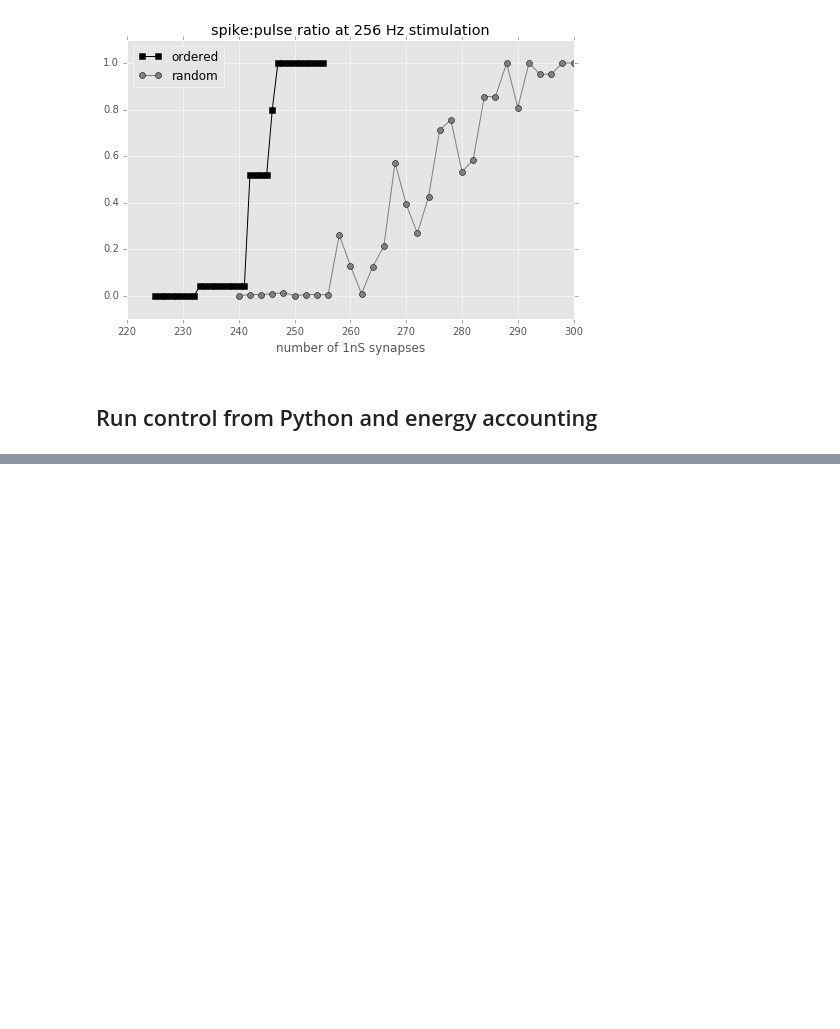
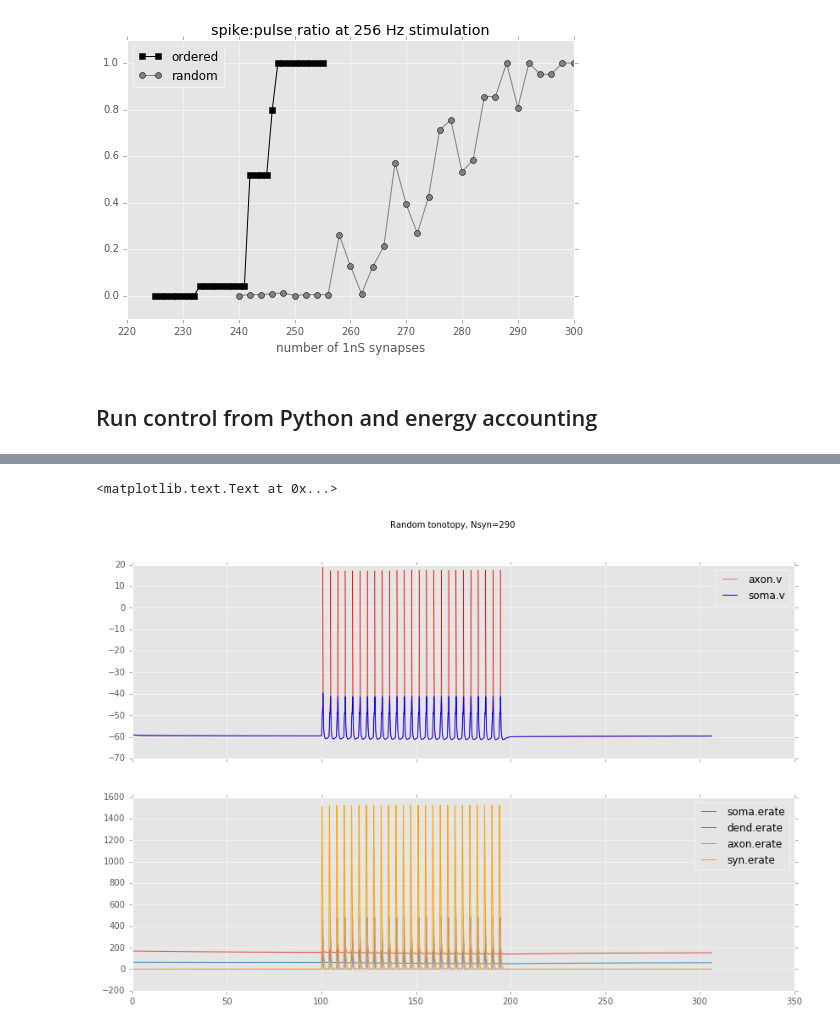
Before and after one commit to abrazhe/OC2, a Jupyter notebook: Spencer-energy.ipynb, the cells around one changed output, grey strips where cells are left out. Saved outputs shown, nothing was run; the diff lists cells and outputs as text; code cells hidden in the pictures; blank space fills up the shorter version.

```diff
--- a/Spencer-energy.ipynb
+++ b/Spencer-energy.ipynb
@@ -1023 +1051,7 @@ plot_traj(data)
+# %%
+plot_traj(data[1])
+suptitle('Random tonotopy, Nsyn=290')
+# %% [output]
+<matplotlib.text.Text at 0x...>
+[figure, added]
 # %%
```
Also changed, not shown: parts of 14 cells of this notebook.
